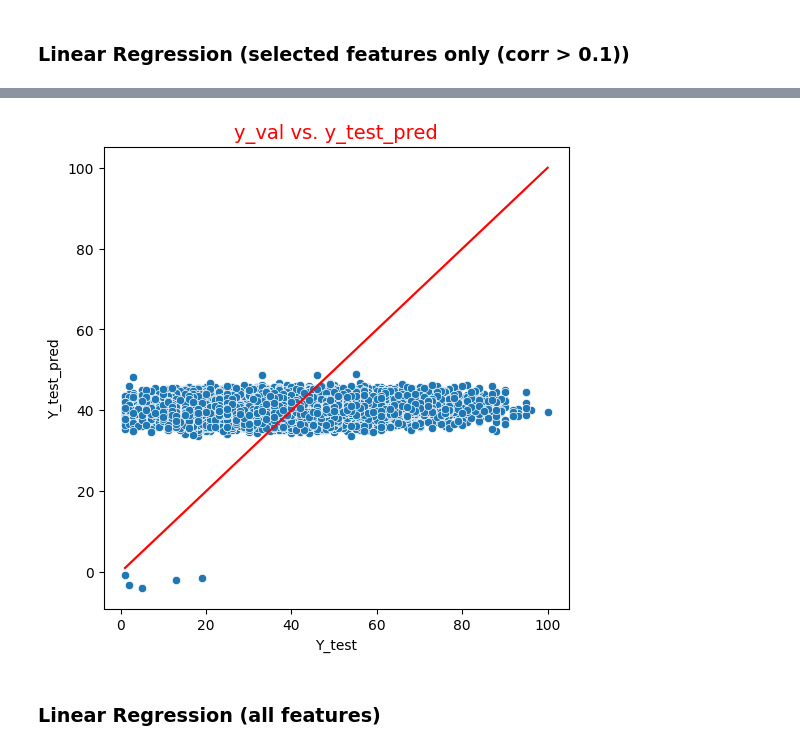
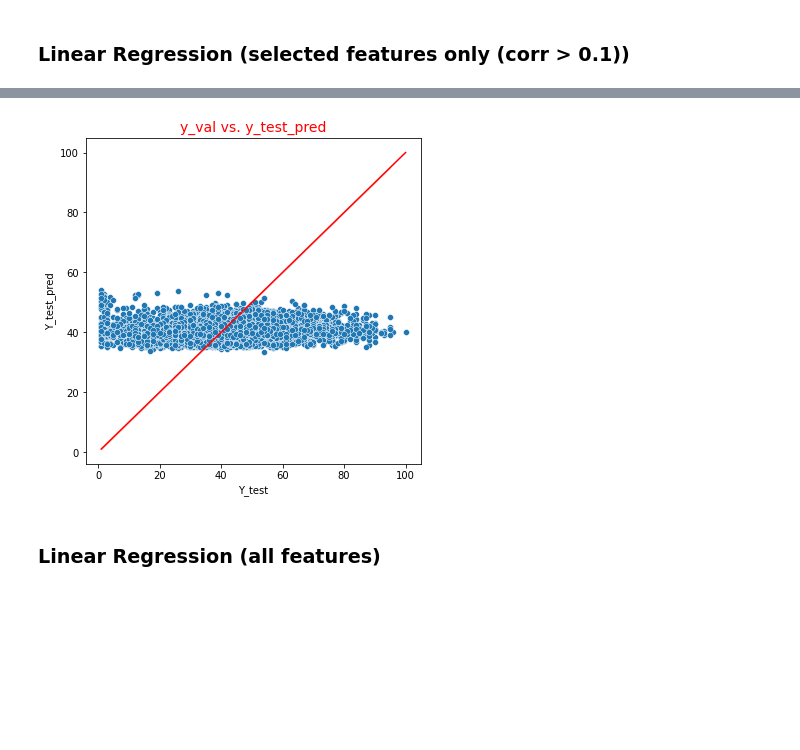
Before and after one commit to Hanyu0118/IS3107_letsgo, a Jupyter notebook: Model/Popularity.ipynb, the cells around one changed output, grey strips where cells are left out. Drawn from its saved outputs; the diff is of its cells as text; code cells hidden in the pictures; blank space fills up the shorter version.

Commit message:
change selected model

```diff
--- a/Model/Popularity.ipynb
+++ b/Model/Popularity.ipynb
@@ -405,10 +392,0 @@ plt.show()
-# %%
-criteria= [df['instrumentalness'].between(0, 0.1),
-           df['instrumentalness'].between(0.1000001, 0.95),
-           df['instrumentalness'].between(0.950001, 1)]
-values = [1, 2, 3]
-df['instrumentalness_criteria'] = np.select(criteria, values, 0)
-fig, ax = plt.subplots()
-sns.distplot(df['instrumentalness_criteria'],ax=ax, kde=False, bins=3 )
-ax.set_xticks(range(1,4))
-plt.show()
@@ -513,14 +467,14 @@ speechiness_tranformer.transform(X_test)
 # %%
 ct = ColumnTransformer([('minmax', MinMaxScaler(), ['release_date','loudness', 'tempo', 'duration_ms','available_markets','followers','popularity_artist']),
-                        ('categorical', OneHotEncoder(handle_unknown = 'ignore'), ['key','mode','time_signature','explicit','instrumentalness','speechiness']),
+                        ('categorical', OneHotEncoder(handle_unknown = 'ignore'), ['key','mode','time_signature','explicit']),
                        ],
                        remainder='passthrough')
 
 ct.fit(X_train)
 joblib.dump(ct, 'Popularity Prediction Data Preprocess.sav')
 
-X_train_preprocessed = pd.DataFrame(ct.transform(X_train).tolist())
-X_test_preprocessed = pd.DataFrame(ct.transform(X_test).tolist())
+X_train_preprocessed = pd.DataFrame(ct.transform(X_train))
+X_test_preprocessed = pd.DataFrame(ct.transform(X_test))
 # %%
 X_test_preprocessed
 # %% [output]
@@ -543,5 +495,8 @@ X_test_preprocessed
 y_train = y_train.reset_index(drop=True)
 y_test = y_test.reset_index(drop=True)
+# %%
+y_train = y_train.astype(float)
+y_test = y_test.astype(float)
 # %%
 # verifictaion
 nl = '\n'
@@ -574,14 +529,13 @@ X_train_preprocessed.describe()
 | max | 1.000000 | 1.000000 | 1.000000 | 1.000000 | 1.000000 | 1.000000 | 1.000000 | 1.000000 | 1.000000 | 1.000000 | 1.000000 | ... |
 # %%
 LR = LinearRegression()
-cols = [col for col in X_train_preprocessed.columns if abs(X_train_preprocessed[col].corr(y_train))>0.1]
+cols = [col for col in X_train_preprocessed.columns if abs(X_train_preprocessed[col].corr((y_train).astype(float)))>0.1]
 
 # Fit the model and
 LR.fit(X_train_preprocessed.drop(columns=cols), y_train)
 
 # Train Predicting with the model
-y_train_pred = LR.predict(X_train_preprocessed.drop(columns=cols))#.clip(0, 1)
-
+y_train_pred = LR.predict(X_train_preprocessed.drop(columns=cols))
 # RMSE Train
 LR_rmse = np.sqrt(mse(y_train, y_train_pred))
 print(f"RMSE Train = {LR_rmse:.5f}")
@@ -599,13 +553,13 @@ RMSE Val = 16.37736
 # %%
 fig, ax = plt.subplots(figsize=(6, 6))
 ax = sns.scatterplot(x=y_test, y=y_test_pred)
-sns.lineplot(x=y_test, y=y_test, color='red', ax=ax)
+sns.lineplot(x=y_test.astype(float), y=y_test.astype(float), color='red', ax=ax)
 ax.set_xlabel('Y_test')
 ax.set_ylabel('Y_test_pred')
 ax.set_title('y_val vs. y_test_pred', fontsize=14, color='red')
 plt.show()
 # %% [output]
-[figure, old version]
+[figure, new version]
 # %% [markdown]
 ### Linear Regression (all features)
 # %%
```
Also changed, not shown: parts of 39 cells of this notebook, 6 other files.
